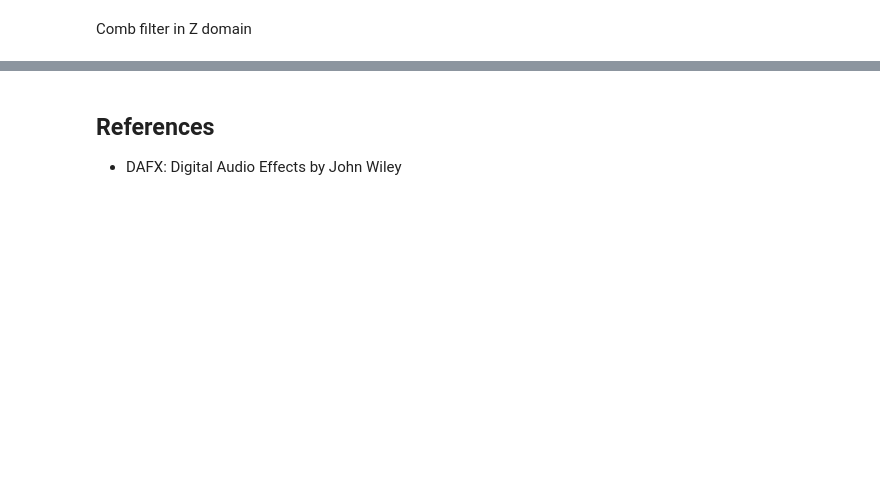
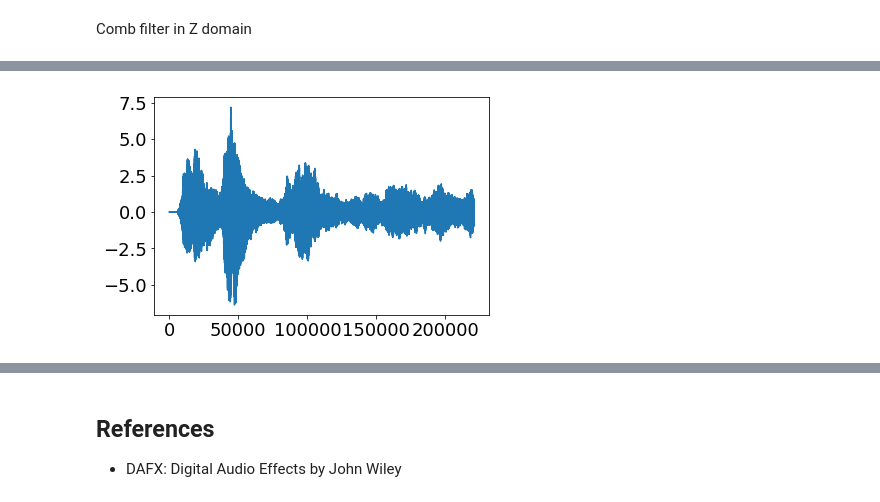
Before and after one commit to SuperShinyEyes/aalto-audio-signal-processing, a Jupyter notebook: learning-diaries/07_reverberation.ipynb, the cells around one changed output, grey strips where cells are left out. Drawn from its saved outputs; the diff is of its cells as text; code cells hidden in the pictures; blank space fills up the shorter version.

```diff
--- a/learning-diaries/07_reverberation.ipynb
+++ b/learning-diaries/07_reverberation.ipynb
@@ -104,0 +141,90 @@ violin.make_audio()
+# %%
+# Feedback Delay Network by T.Lokki
+
+'''
+Matlab version from DAFX pg.170
+
+% delaynetwork.m
+% Author: T. Lokki
+fs=44100;
+gain=0.97;
+
+% Create an impulse
+x = zeros(1,1*fs);
+x(1) = 1;
+y = zeros(1,fs);
+b = [1 1 1 1];
+c = [0.8 0.8 0.8 0.8];
+
+% Feedback matrix
+a(1,:)=[0 1 1 0];
+a(2,:)=[-1 0 0 -1];
+a(3,:)=[1 0 0 -1];
+a(4,:)=[0 1 -1 0];
+a2=a*(1/sqrt(2)) * gain;
+
+% Delay lines, use prime
+
+m=[149 211 263 293]';
+z1=zeros(1,max(max(m)));
+z2=zeros(1,max(max(m)));
+z3=zeros(1,max(max(m)));
+z4=zeros(1,max(max(m)));
+
+for n = 1:length(y)
+    tmp = [z1(m(1)) z2(m(2)) z3(m(3)) z4(m(4))];
+    y(n) = x(n) + c(1)*z1(m(1)) + c(2)*z2(m(2)) + c(3)*z3(m(3)) + c(4)*z4(m(4));
+    z1 = [(x(n)*b(1) + tmp*a2(1,:)') z1(1:length(z1)-1)];
+    z2 = [(x(n)*b(2) + tmp*a2(2,:)') z2(1:length(z2)-1)];
+    z3 = [(x(n)*b(3) + tmp*a2(3,:)') z3(1:length(z3)-1)];
+    z4 = [(x(n)*b(4) + tmp*a2(4,:)') z4(1:length(z4)-1)];
+end
+
+plot(y)
+'''
+
+T60s = [0.7, 0.14, 3.0, 0.6]
+fs = 44100
+gain = 0.97
+chunk = 4410
+
+violin = read_wave(config.paths.data[2])
+x = violin.ys.copy()
+y = np.zeros_like(x)
+b = np.ones(4)
+c = np.ones(4) * 0.8
+
+A = np.array([
+    [0,1,1,0],
+    [-1,0,0,-1],
+    [1,0,0,-1],
+    [0,1,-1,0]
+])
+A = A / np.sqrt(2) * gain
+
+m = np.array([149, 211, 263, 293]).T;
+z = np.zeros((4, np.max(m)));
+
+for n in range(y.size):
+    tmp = np.array([
+        z[0,m[0]-1],
+        z[1,m[1]-1],
+        z[2,m[2]-1],
+        z[3,m[3]-1],
+    ])
+
+    y[n] = x[n] + c[0] * z[0][m[0]-1] \
+                + c[1] * z[1][m[1]-1] \
+                + c[2] * z[2][m[2]-1] \
+                + c[3] * z[3][m[3]-1]
+    z[:,1:] = z[:,:np.max(m)-1]
+    z[:,0] = x[n] * b + (tmp @ A)
+#     z[0,0] = x[n] * b[0] + (tmp @ A[0])
+#     z[1,0] = x[n] * b[1] + (tmp @ A[1])
+#     z[2,0] = x[n] * b[2] + (tmp @ A[2])
+#     z[3,0] = x[n] * b[3] + (tmp @ A[3])
+
+plt.plot(y)
+violin.ys = y
+violin.make_audio()
+# %% [output]
@@ -104,0 +232 @@ violin.make_audio()
+[figure, added]
```
Also changed, not shown: parts of 7 cells of this notebook, 3 other files.
